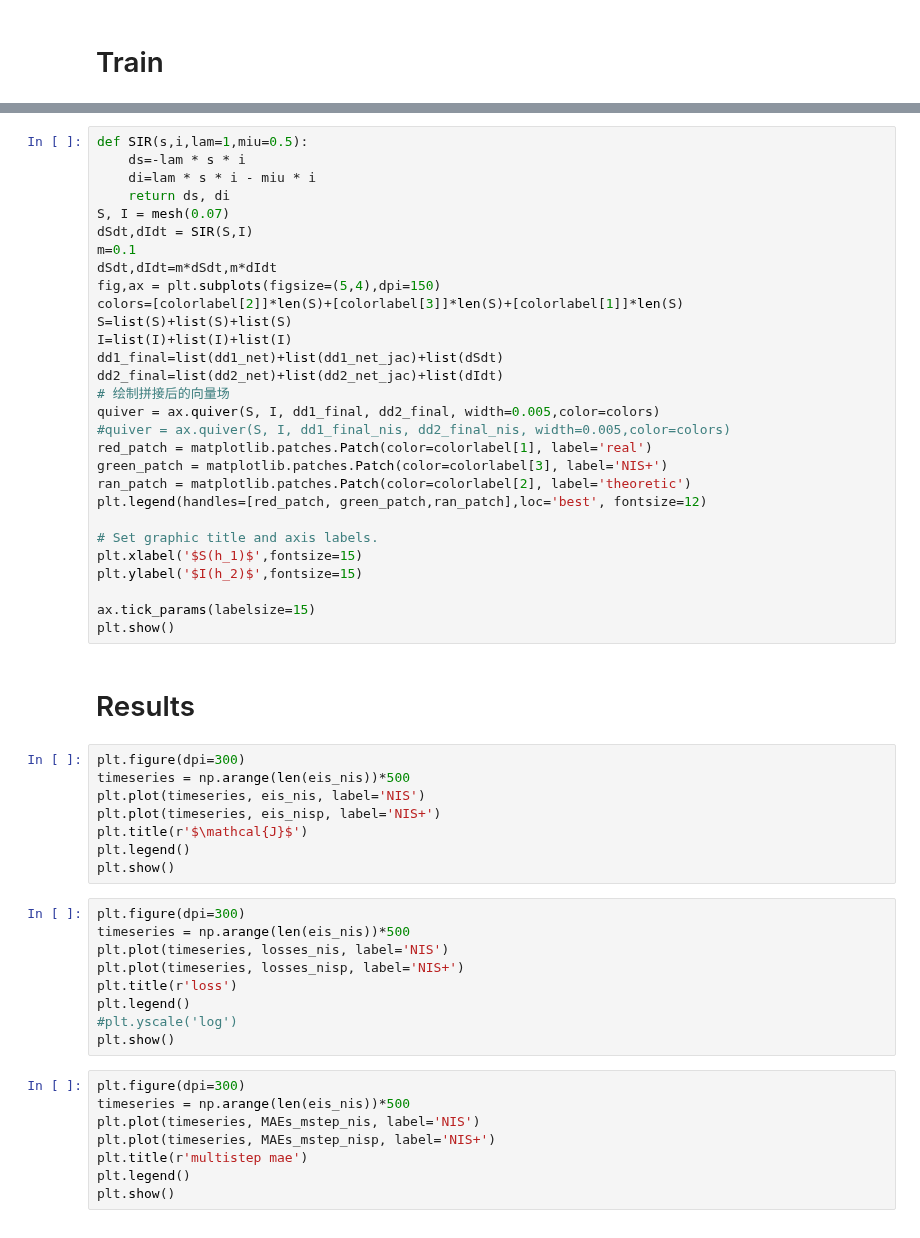
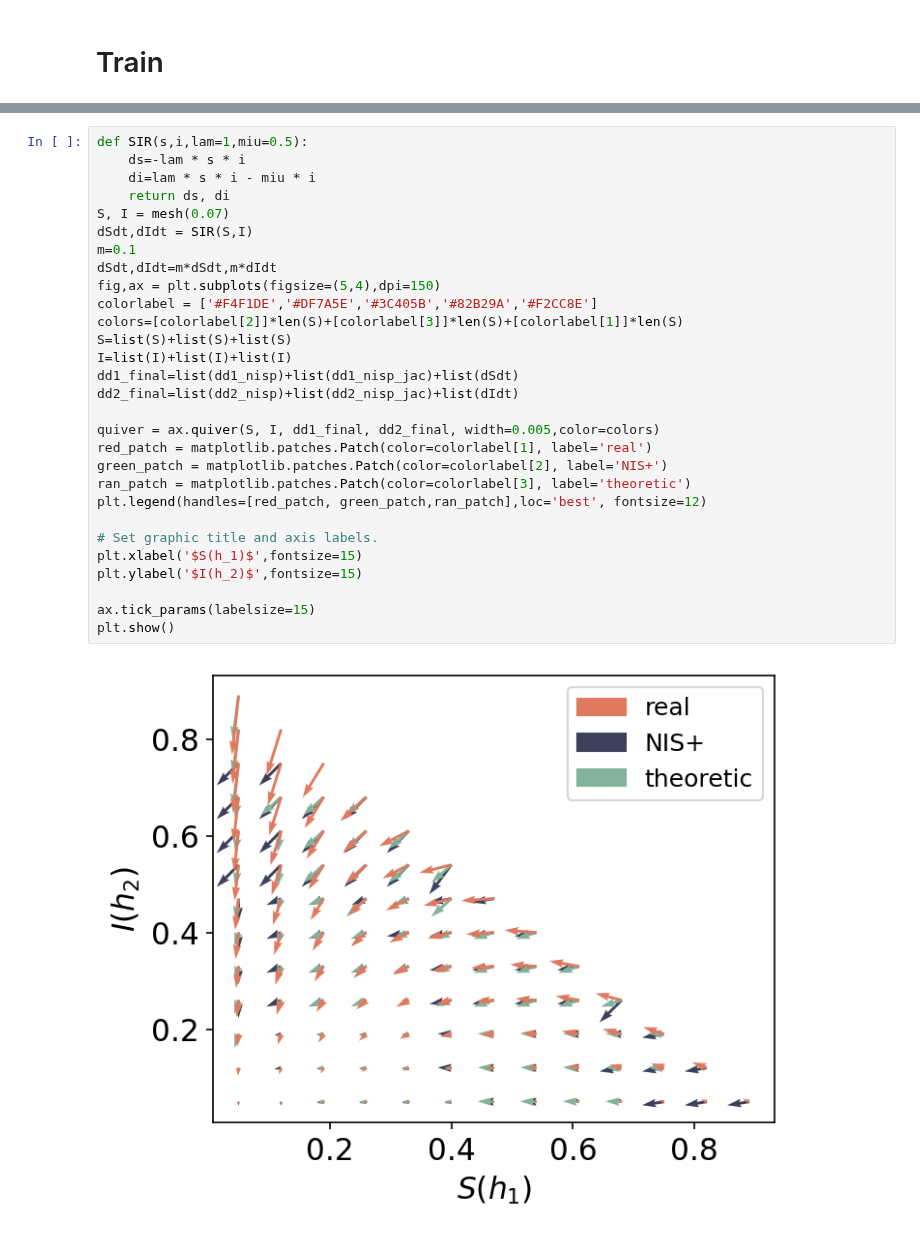
Before and after one commit to Matthew-ymz/Code-for-Finding-emergence-in-data-, a Jupyter notebook: exp/sir/SIR vector field.ipynb, the cells around one changed output, grey strips where cells are left out. Drawn from its saved outputs; the diff is of its cells as text.

```diff
--- a/exp/sir/SIR vector field.ipynb
+++ b/exp/sir/SIR vector field.ipynb
@@ -126,56 +135,31 @@ dd1_nis,dd2_nis=vector_func(net,jac_bool=False)
 # %%
 def SIR(s,i,lam=1,miu=0.5):
     ds=-lam * s * i
     di=lam * s * i - miu * i
     return ds, di
 S, I = mesh(0.07)
 dSdt,dIdt = SIR(S,I)
 m=0.1
 dSdt,dIdt=m*dSdt,m*dIdt
 fig,ax = plt.subplots(figsize=(5,4),dpi=150)
+colorlabel = ['#F4F1DE','#DF7A5E','#3C405B','#82B29A','#F2CC8E']
 colors=[colorlabel[2]]*len(S)+[colorlabel[3]]*len(S)+[colorlabel[1]]*len(S)
 S=list(S)+list(S)+list(S)
 I=list(I)+list(I)+list(I)
-dd1_final=list(dd1_net)+list(dd1_net_jac)+list(dSdt)
-dd2_final=list(dd2_net)+list(dd2_net_jac)+list(dIdt)
-# 绘制拼接后的向量场
+dd1_final=list(dd1_nisp)+list(dd1_nisp_jac)+list(dSdt)
+dd2_final=list(dd2_nisp)+list(dd2_nisp_jac)+list(dIdt)
+
 quiver = ax.quiver(S, I, dd1_final, dd2_final, width=0.005,color=colors)
-#quiver = ax.quiver(S, I, dd1_final_nis, dd2_final_nis, width=0.005,color=colors)
 red_patch = matplotlib.patches.Patch(color=colorlabel[1], label='real')
-green_patch = matplotlib.patches.Patch(color=colorlabel[3], label='NIS+')
-ran_patch = matplotlib.patches.Patch(color=colorlabel[2], label='theoretic')
+green_patch = matplotlib.patches.Patch(color=colorlabel[2], label='NIS+')
+ran_patch = matplotlib.patches.Patch(color=colorlabel[3], label='theoretic')
 plt.legend(handles=[red_patch, green_patch,ran_patch],loc='best', fontsize=12)
 
 # Set graphic title and axis labels.
 plt.xlabel('$S(h_1)$',fontsize=15)
 plt.ylabel('$I(h_2)$',fontsize=15)
 
 ax.tick_params(labelsize=15)
 plt.show()
+# %% [output]
+[figure, added]
-# %% [markdown]
-# Results
-# %%
-plt.figure(dpi=300)
-timeseries = np.arange(len(eis_nis))*500
-plt.plot(timeseries, eis_nis, label='NIS')
-plt.plot(timeseries, eis_nisp, label='NIS+')
-plt.title(r'$\mathcal{J}$')
-plt.legend()
-plt.show()
-# %%
-plt.figure(dpi=300)
-timeseries = np.arange(len(eis_nis))*500
-plt.plot(timeseries, losses_nis, label='NIS')
-plt.plot(timeseries, losses_nisp, label='NIS+')
-plt.title(r'loss')
-plt.legend()
-#plt.yscale('log')
-plt.show()
-# %%
-plt.figure(dpi=300)
-timeseries = np.arange(len(eis_nis))*500
-plt.plot(timeseries, MAEs_mstep_nis, label='NIS')
-plt.plot(timeseries, MAEs_mstep_nisp, label='NIS+')
-plt.title(r'multistep mae')
-plt.legend()
-plt.show()
```
Also changed, not shown: parts of 5 cells of this notebook, 4 other files.
